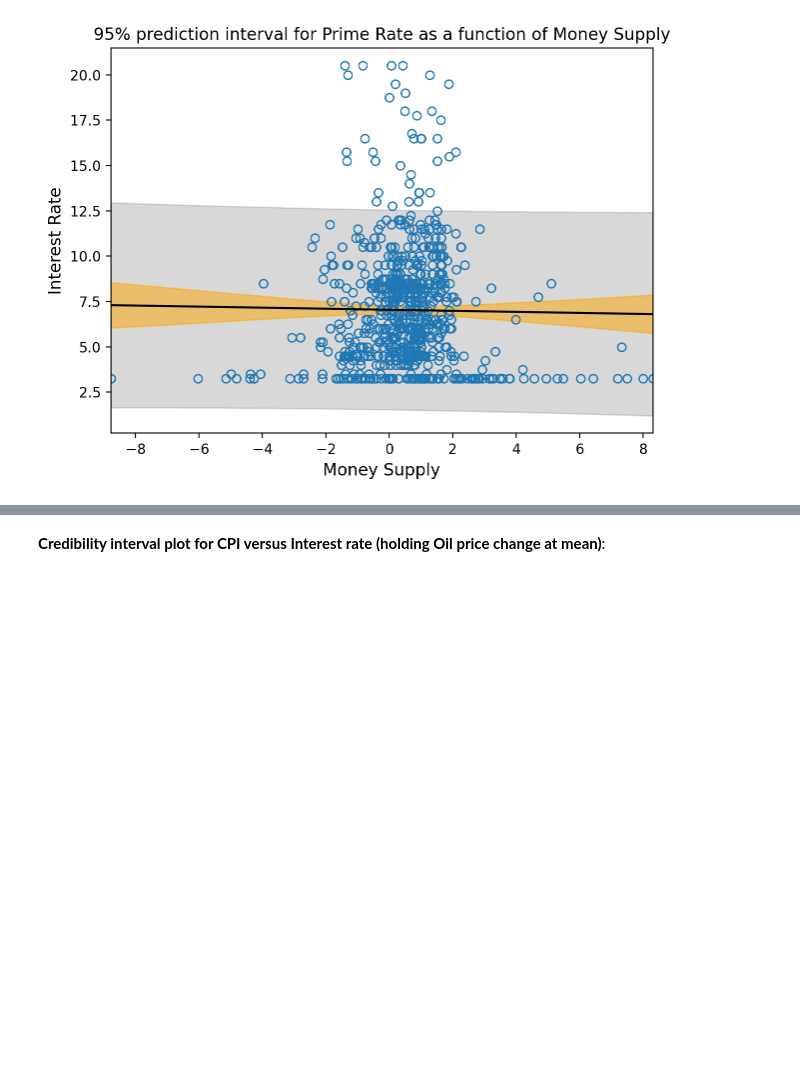
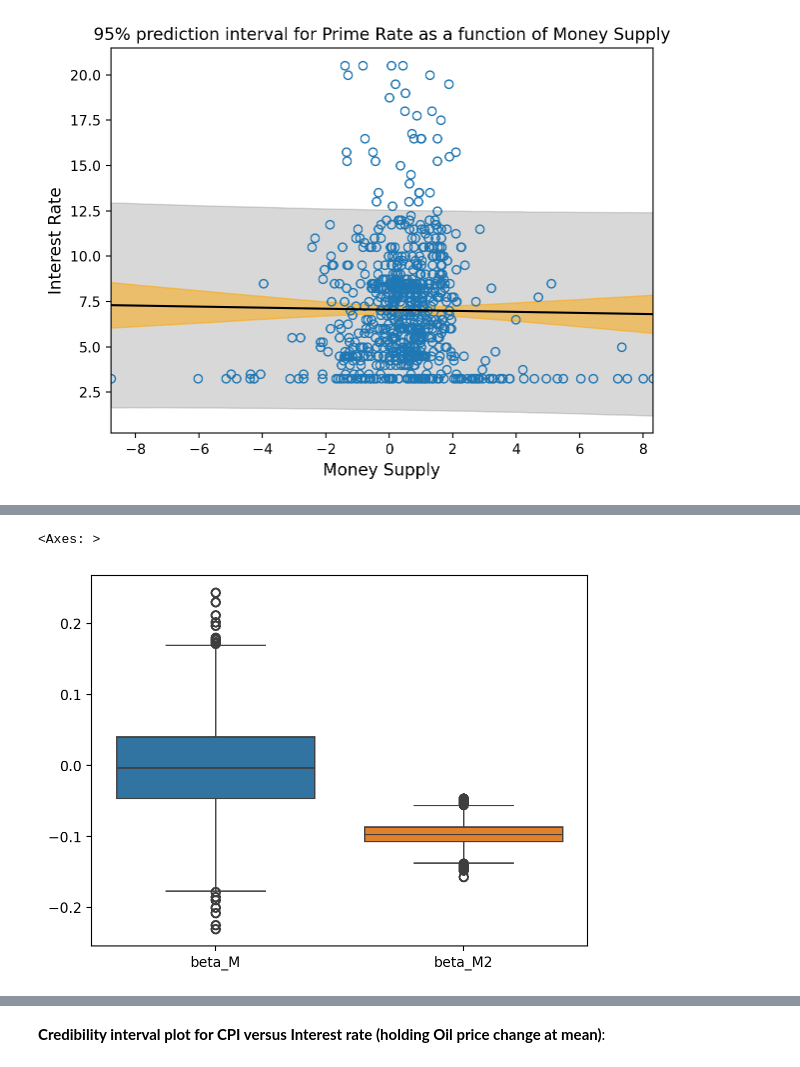
Before and after one commit to AndreiAf02/Math509Project_Public, a Jupyter notebook: 509ProjectV2.ipynb, the cells around one changed output, grey strips where cells are left out. Saved outputs shown, nothing was run; the diff lists cells and outputs as text; code cells hidden in the pictures; blank space fills up the shorter version.

```diff
--- a/509ProjectV2.ipynb
+++ b/509ProjectV2.ipynb
@@ -742,0 +798,6 @@ ylabel('Interest Rate', fontsize=12);
+# %%
+sns.boxplot(data=model_project_time2_mcmc_samples[['beta_M', 'beta_M2']])
+# sns.boxplot(data=model_project_time2_mcmc_samples[['beta_M2']])
+# %% [output]
+<Axes: >
+[figure, added]
```
Also changed, not shown: parts of 8 cells of this notebook.
